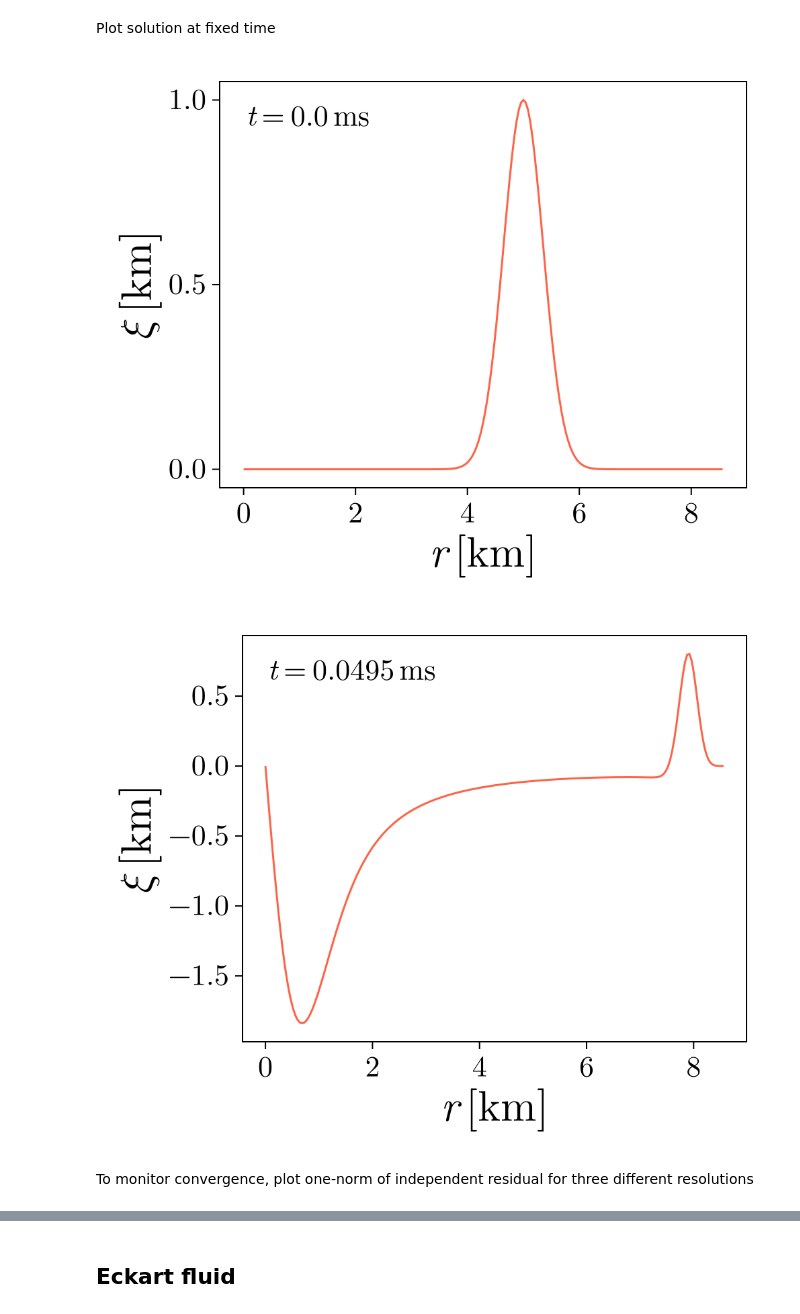
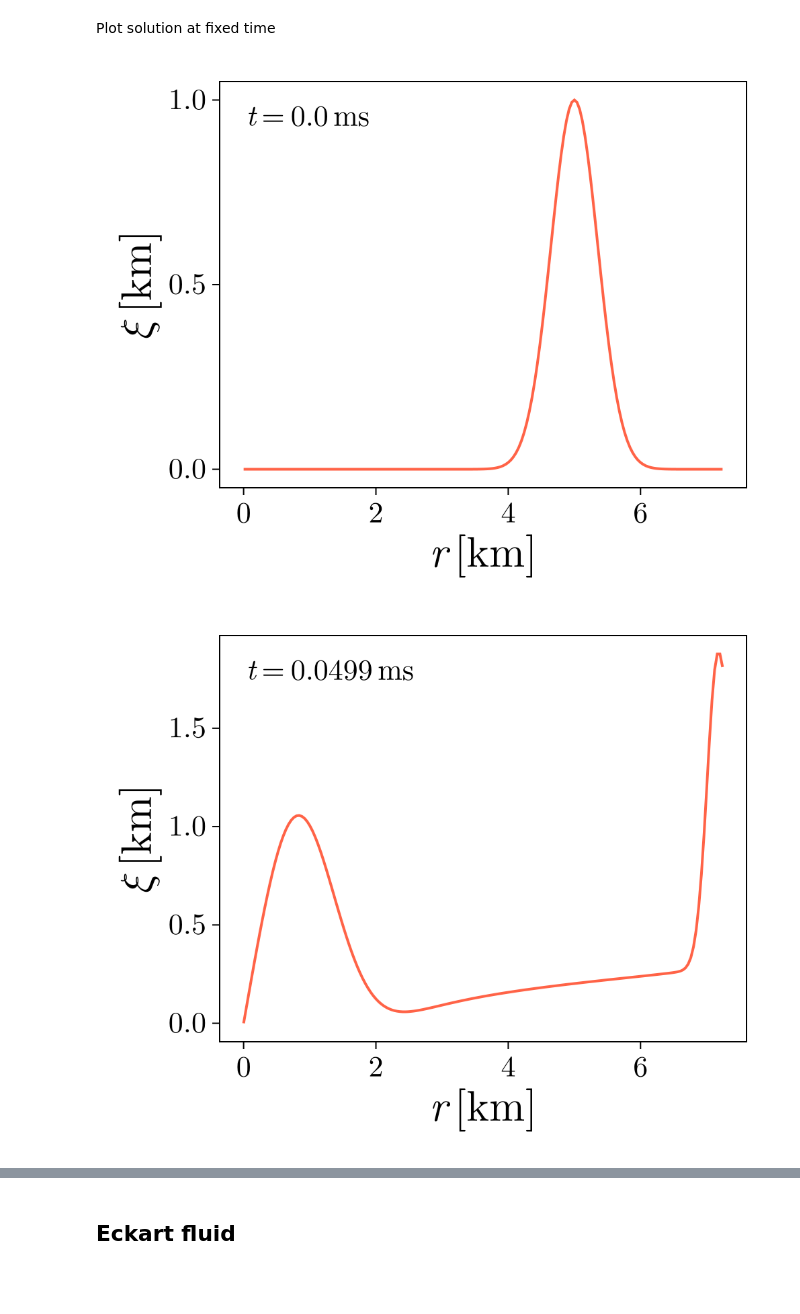
Before and after one commit to lennoxkeeble/NeutronStarOscillations.jl, a Jupyter notebook: src/Examples/TimeDomain.ipynb, the cells around one changed output, grey strips where cells are left out. Cells and saved outputs as stored; diff of their text form; code cells hidden in the pictures; blank space fills up the shorter version.

```diff
--- a/src/Examples/TimeDomain.ipynb
+++ b/src/Examples/TimeDomain.ipynb
@@ -13,4 +11,4 @@ h3 = h_save / 4.0;
 # %%
-cowling = true;
+cowling = false;
 # %%
 @time time_integrate(PF_star, h1, cowling; print_progress = true);
@@ -53,26 +41,24 @@ Plot solution at fixed time
 # %%
 time = 0.05;
 var = "xi";
 xlabel = L"r\,[\mathrm{km}]";
 ylabel = L"\xi\,[\mathrm{km}]";
 
 plot_td_var(
-    PF_star, h3, var, 0.0, cowling;
+    PF_star, h1, var, 0.0, cowling;
     desample_factor=1,
     annotate_time=true,
     xlabel = xlabel,
     ylabel = ylabel
 );
 
 plot_td_var(
-    PF_star, h3, var, time, cowling;
+    PF_star, h1, var, time, cowling;
     desample_factor=1,
     annotate_time=true,
     xlabel = xlabel,
     ylabel = ylabel
 );
 # %% [output]
-[figure, old version]
+[figure, new version]
-[figure, old version]
+[figure, new version]
-# %% [markdown]
-To monitor convergence, plot one-norm of independent residual for three different resolutions
```
Also changed, not shown: parts of 53 cells of this notebook, 24 other files.
